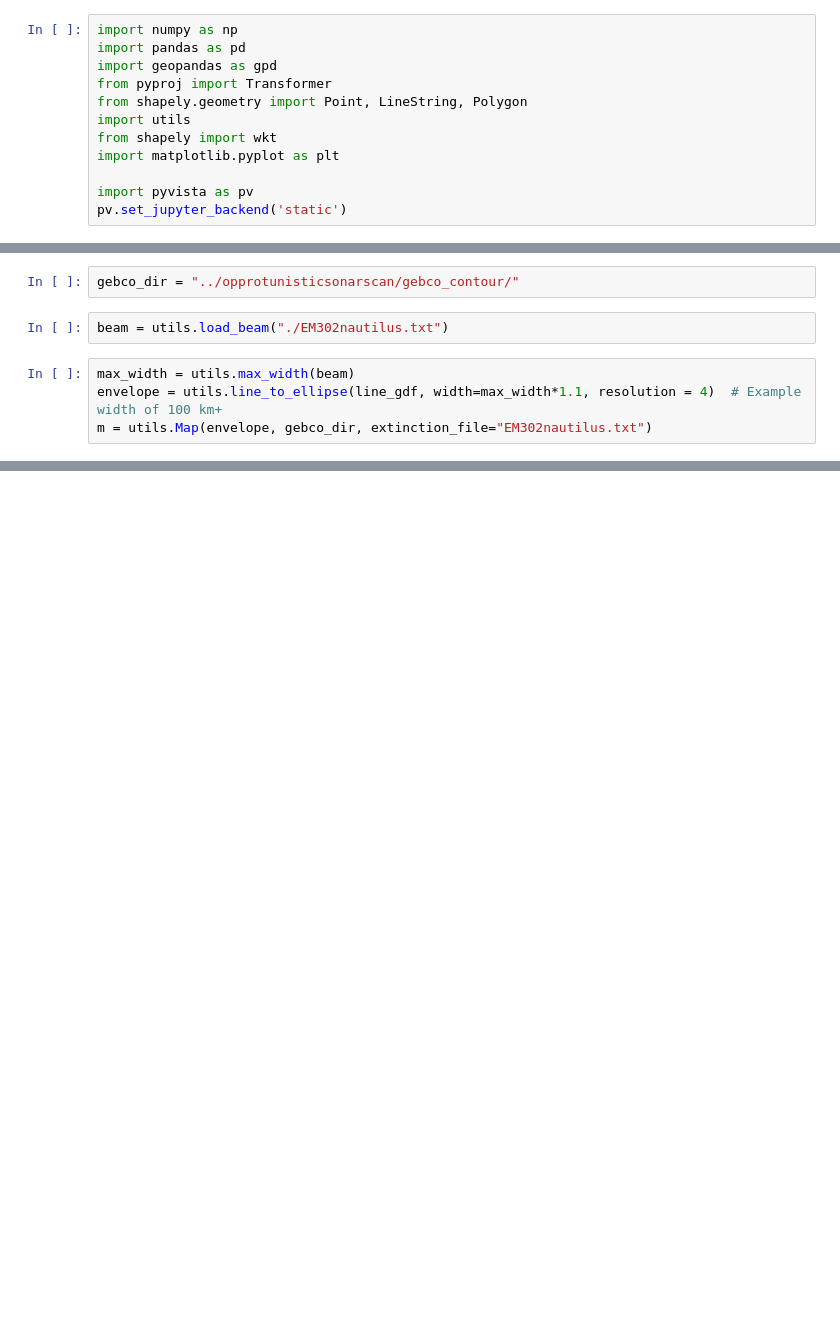
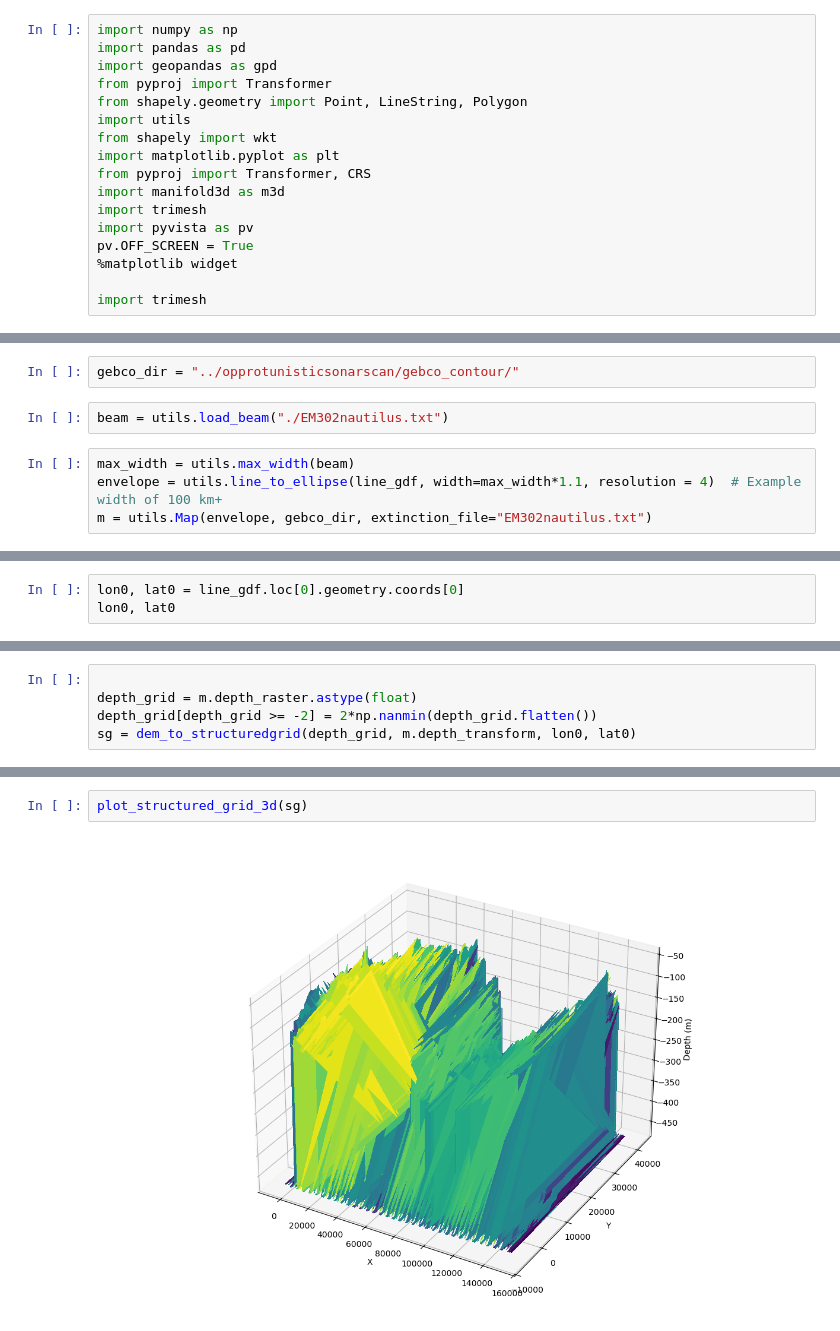
Before and after one commit to dwthomas/Sonar-Beam-Model, a Jupyter notebook: 3dbeamtest.ipynb, the cells around one changed output, grey strips where cells are left out. Saved outputs shown, nothing was run; the diff lists cells and outputs as text; blank space fills up the shorter version.

```diff
--- a/3dbeamtest.ipynb
+++ b/3dbeamtest.ipynb
@@ -7,6 +7,11 @@ from shapely.geometry import Point, LineString, Polygon
 import utils
 from shapely import wkt
 import matplotlib.pyplot as plt
+from pyproj import Transformer, CRS
+import manifold3d as m3d
+import trimesh
+import pyvista as pv
+pv.OFF_SCREEN = True
+%matplotlib widget
 
-import pyvista as pv
-pv.set_jupyter_backend('static')
+import trimesh
@@ -26,0 +116,3 @@ grid = m.polygonize_seafloor()
+# %%
+lon0, lat0 = line_gdf.loc[0].geometry.coords[0]
+lon0, lat0
@@ -26,0 +121,5 @@ grid = m.polygonize_seafloor()
+# %%
+
+depth_grid = m.depth_raster.astype(float)
+depth_grid[depth_grid >= -2] = 2*np.nanmin(depth_grid.flatten())
+sg = dem_to_structuredgrid(depth_grid, m.depth_transform, lon0, lat0)
@@ -26,0 +144,4 @@ grid = m.polygonize_seafloor()
+# %%
+plot_structured_grid_3d(sg)
+# %% [output]
+[figure, added]
```
Also changed, not shown: parts of 20 cells of this notebook, 1 other file.
